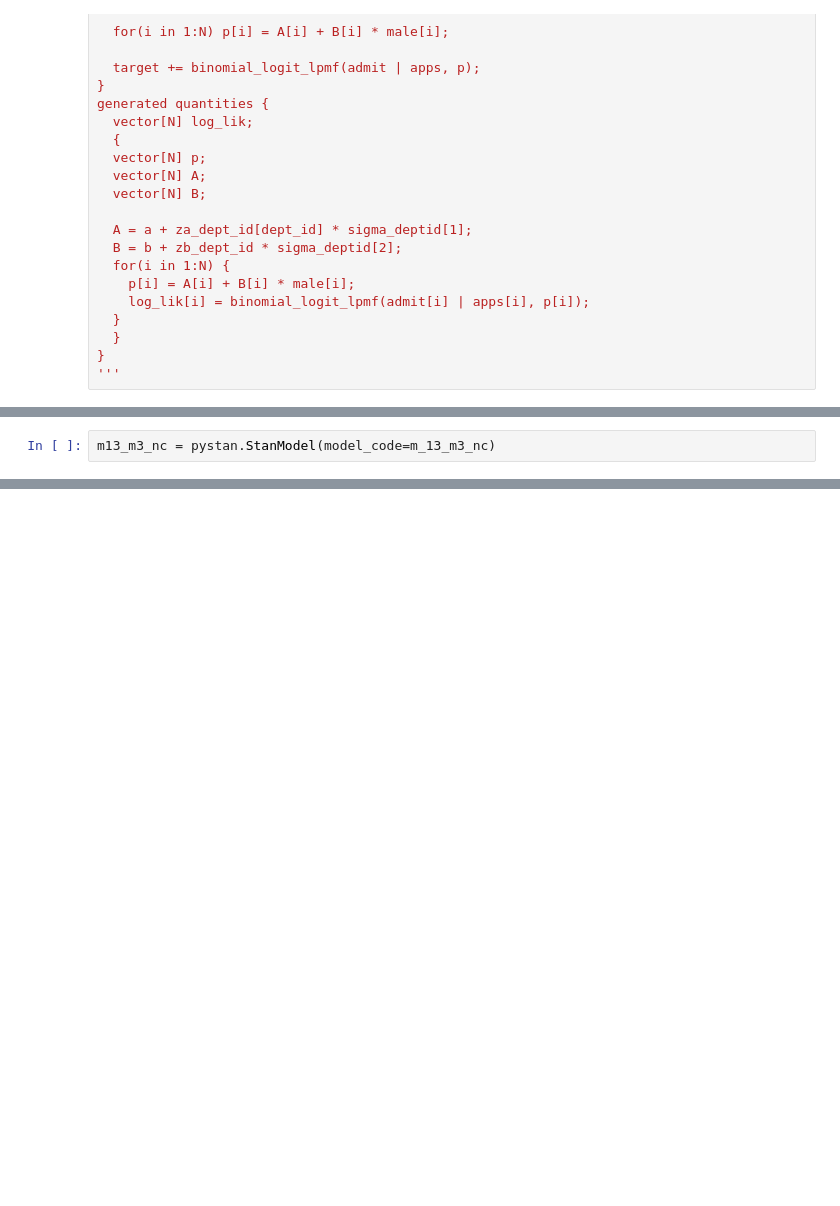
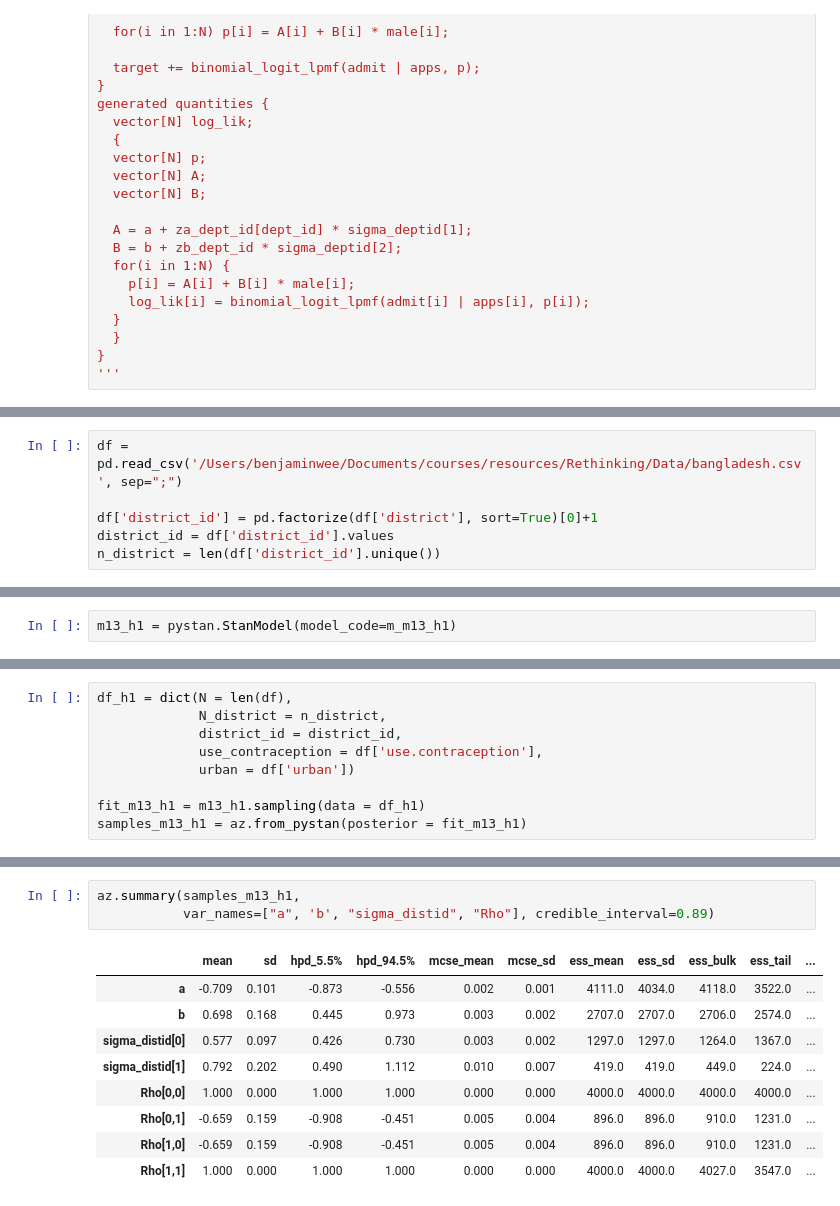
Before and after one commit to bennywee/rethinking_notes, a Jupyter notebook: chapter_13/ch_13_stan.ipynb, the cells around one changed output, grey strips where cells are left out. Cells and saved outputs as stored; diff of their text form; blank space fills up the shorter version.

```diff
--- a/chapter_13/ch_13_stan.ipynb
+++ b/chapter_13/ch_13_stan.ipynb
@@ -346,0 +441,6 @@ generated quantities {
+# %%
+df = pd.read_csv('/Users/benjaminwee/Documents/courses/resources/Rethinking/Data/bangladesh.csv', sep=";")
+
+df['district_id'] = pd.factorize(df['district'], sort=True)[0]+1
+district_id = df['district_id'].values
+n_district = len(df['district_id'].unique())
@@ -347,3 +507,3 @@ generated quantities {
 # %%
-m13_m3_nc = pystan.StanModel(model_code=m_13_m3_nc)
+m13_h1 = pystan.StanModel(model_code=m_m13_h1)
 # %% [output]
@@ -350,0 +511,9 @@ INFO:pystan:COMPILING THE C++ CODE FOR MODEL anon_model_ebed1b5a36fad7ec15a8c01d
+# %%
+df_h1 = dict(N = len(df),
+             N_district = n_district,
+             district_id = district_id,
+             use_contraception = df['use.contraception'],
+             urban = df['urban'])
+
+fit_m13_h1 = m13_h1.sampling(data = df_h1)
+samples_m13_h1 = az.from_pystan(posterior = fit_m13_h1)
@@ -350,0 +523,13 @@ INFO:pystan:COMPILING THE C++ CODE FOR MODEL anon_model_ebed1b5a36fad7ec15a8c01d
+# %%
+az.summary(samples_m13_h1,
+           var_names=["a", 'b', "sigma_distid", "Rho"], credible_interval=0.89)
+# %% [output]
+|  | mean | sd | hpd_5.5% | hpd_94.5% | mcse_mean | mcse_sd | ess_mean | ess_sd | ess_bulk | ess_tail | ... |
+| a | -0.709 | 0.101 | -0.873 | -0.556 | 0.002 | 0.001 | 4111.0 | 4034.0 | 4118.0 | 3522.0 | ... |
+| b | 0.698 | 0.168 | 0.445 | 0.973 | 0.003 | 0.002 | 2707.0 | 2707.0 | 2706.0 | 2574.0 | ... |
+| sigma_distid[0] | 0.577 | 0.097 | 0.426 | 0.730 | 0.003 | 0.002 | 1297.0 | 1297.0 | 1264.0 | 1367.0 | ... |
+| sigma_distid[1] | 0.792 | 0.202 | 0.490 | 1.112 | 0.010 | 0.007 | 419.0 | 419.0 | 449.0 | 224.0 | ... |
+| Rho[0,0] | 1.000 | 0.000 | 1.000 | 1.000 | 0.000 | 0.000 | 4000.0 | 4000.0 | 4000.0 | 4000.0 | ... |
+| Rho[0,1] | -0.659 | 0.159 | -0.908 | -0.451 | 0.005 | 0.004 | 896.0 | 896.0 | 910.0 | 1231.0 | ... |
+| Rho[1,0] | -0.659 | 0.159 | -0.908 | -0.451 | 0.005 | 0.004 | 896.0 | 896.0 | 910.0 | 1231.0 | ... |
+| Rho[1,1] | 1.000 | 0.000 | 1.000 | 1.000 | 0.000 | 0.000 | 4000.0 | 4000.0 | 4027.0 | 3547.0 | ... |
```
Also changed, not shown: parts of 24 cells of this notebook, 1 other file.
